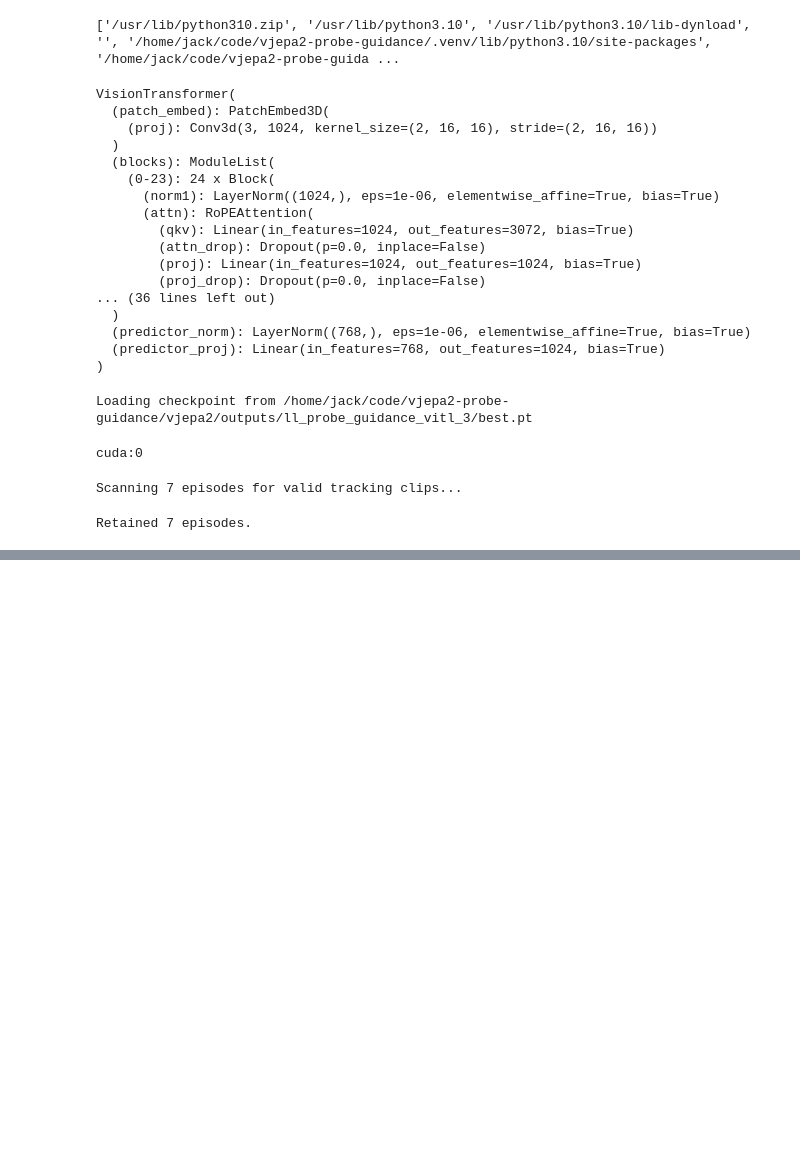
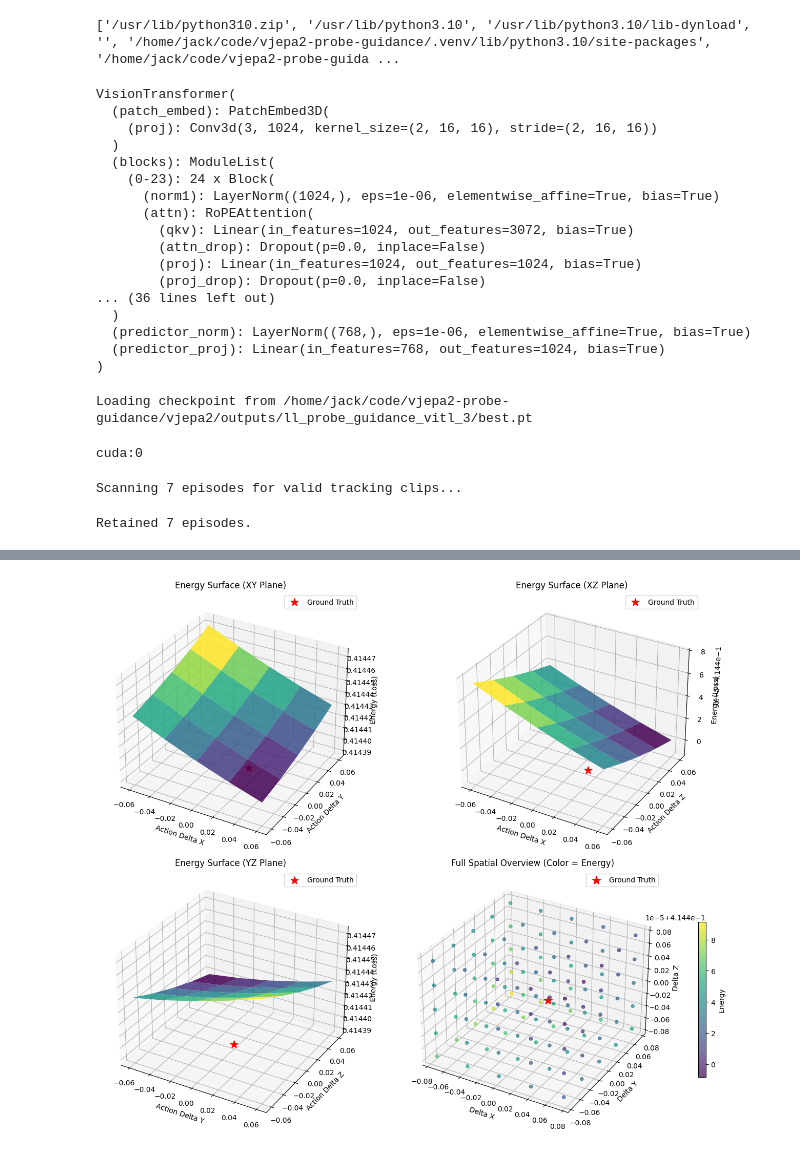
Before and after one commit to csu-signal/vjepa2, a Jupyter notebook: notebooks/probe_guidance_testing.ipynb, the cells around one changed output, grey strips where cells are left out. Cells and saved outputs as stored; diff of their text form; code cells hidden in the pictures; blank space fills up the shorter version.

```diff
--- a/notebooks/probe_guidance_testing.ipynb
+++ b/notebooks/probe_guidance_testing.ipynb
@@ -159,6 +171,13 @@ def load_clips(sample):
 T = 2
 sample = next(iter(loader))
 clips, actions, states, _ = load_clips(sample)
+print(clips.shape)
+for i in range(7):
+    print(f"{i}")
+    formatted_state = [f"{num:.5f}" for num in states[0][i]]
+    formatted_action = [f"{num:.5f}" for num in actions[0][i]]
+    print(f"\tstate {i}: {formatted_state}")
+    print(f"\taction {i}: {formatted_action}")
 clips = clips[:, :, :T]
 actions = actions[:, :T-1]
 states = states[:, :T]
@@ -275,3 +313,65 @@ _ = plt.colorbar()
+# %%
+# --- Ensure all data is CPU Python/NumPy types ---
+delta_x = [d[0].detach().cpu().item() if hasattr(d[0], 'detach') else d[0] for d in plot_data]
+delta_y = [d[1].detach().cpu().item() if hasattr(d[1], 'detach') else d[1] for d in plot_data]
+delta_z = [d[2].detach().cpu().item() if hasattr(d[2], 'detach') else d[2] for d in plot_data]
+energy  = [d[3].detach().cpu().item() if hasattr(d[3], 'detach') else d[3] for d in plot_data]
+
+gt_x = actions[0, 0, 0].detach().cpu().item()
+gt_y = actions[0, 0, 1].detach().cpu().item()
+gt_z = actions[0, 0, 2].detach().cpu().item()
+
+# --- Plotting ---
+fig = plt.figure(figsize=(14, 11))
+
+plane_pairs = [
+    (delta_x, delta_y, "Action Delta X", "Action Delta Y", gt_x, gt_y, "XY Plane"),
+    (delta_x, delta_z, "Action Delta X", "Action Delta Z", gt_x, gt_z, "XZ Plane"),
+    (delta_y, delta_z, "Action Delta Y", "Action Delta Z", gt_y, gt_z, "YZ Plane"),
+]
+
+min_e = float(np.min(energy))
+
+for i, (d1, d2, lbl1, lbl2, gt1, gt2, title) in enumerate(plane_pairs, 1):
+    ax = fig.add_subplot(2, 2, i, projection="3d")
+
+    total_energy, xedges, yedges = np.histogram2d(d1, d2, weights=energy, bins=nsamples)
+    counts, _, _ = np.histogram2d(d1, d2, bins=nsamples)
+
+    mean_energy = np.divide(
+        total_energy, counts, out=np.zeros_like(total_energy), where=counts != 0
+    )
+
+    x_centers = (xedges[:-1] + xedges[1:]) / 2
+    y_centers = (yedges[:-1] + yedges[1:]) / 2
+    X, Y = np.meshgrid(x_centers, y_centers)
+
+    surf = ax.plot_surface(X, Y, mean_energy.T, cmap="viridis", edgecolor="none", alpha=0.85)
+
+    ax.scatter([gt1], [gt2], [min_e], color="red", s=120, marker="*", label="Ground Truth", zorder=10)
+
+    ax.set_xlabel(lbl1)
+    ax.set_ylabel(lbl2)
+    ax.set_zlabel("Energy (Loss)")
+    ax.set_title(f"Energy Surface ({title})")
+    ax.legend(loc="upper right")
+
+# Panel 4: Spatial overview
+ax4 = fig.add_subplot(2, 2, 4, projection="3d")
+sc = ax4.scatter(delta_x, delta_y, delta_z, c=energy, cmap="viridis", s=20, alpha=0.7)
+ax4.scatter([gt_x], [gt_y], [gt_z], color="red", s=150, marker="*", label="Ground Truth", zorder=10)
+
+ax4.set_xlabel("Delta X")
+ax4.set_ylabel("Delta Y")
+ax4.set_zlabel("Delta Z")
+ax4.set_title("Full Spatial Overview (Color = Energy)")
+ax4.legend(loc="upper right")
+
+fig.colorbar(sc, ax=ax4, shrink=0.6, pad=0.1, label="Energy")
+plt.tight_layout()
+plt.show()
+# %% [output]
+[figure, added]
 # %%
 # Compute the optimal action using MPC
 from utils.world_model_wrapper import WorldModel
```
Also changed, not shown: parts of 7 cells of this notebook.
